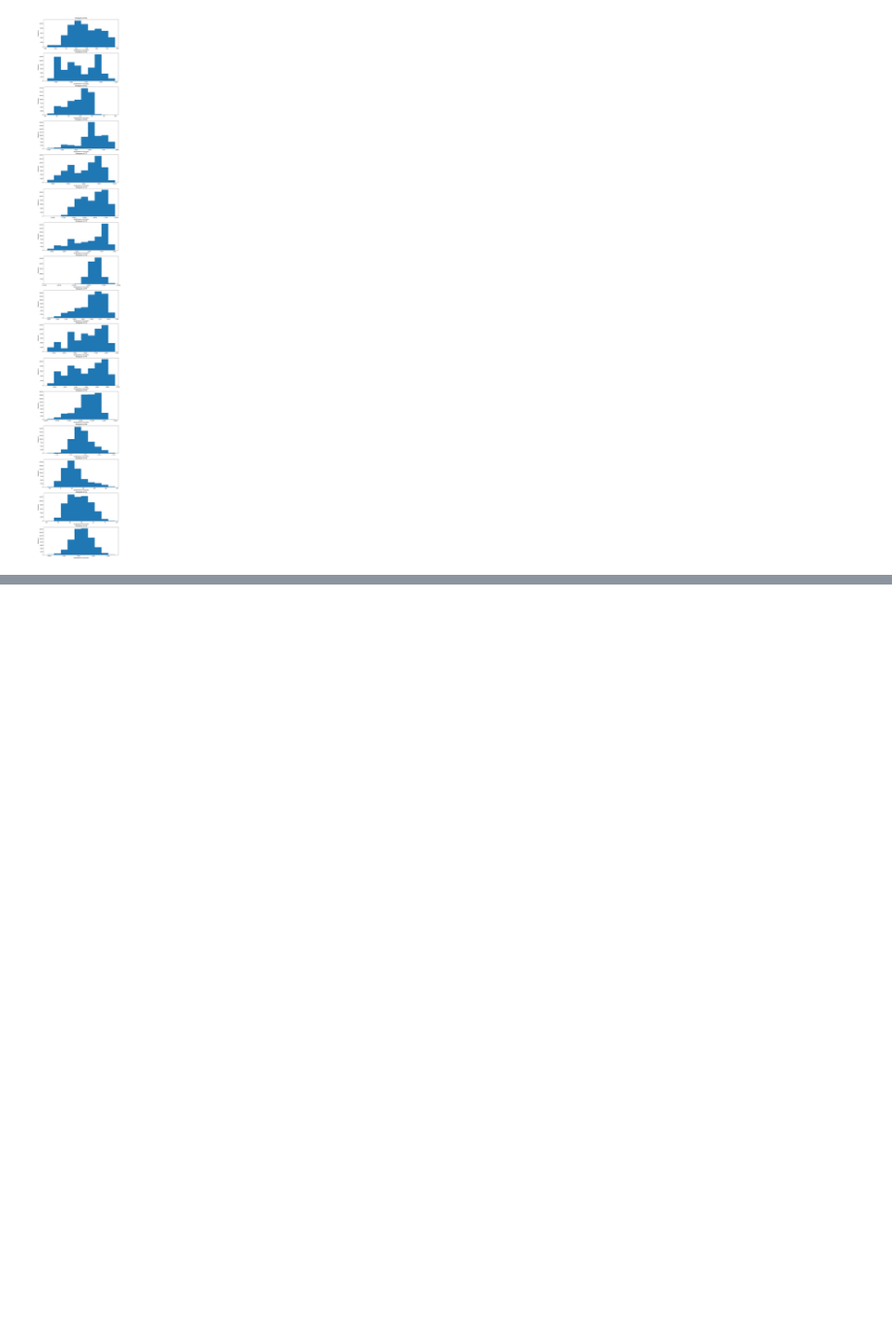
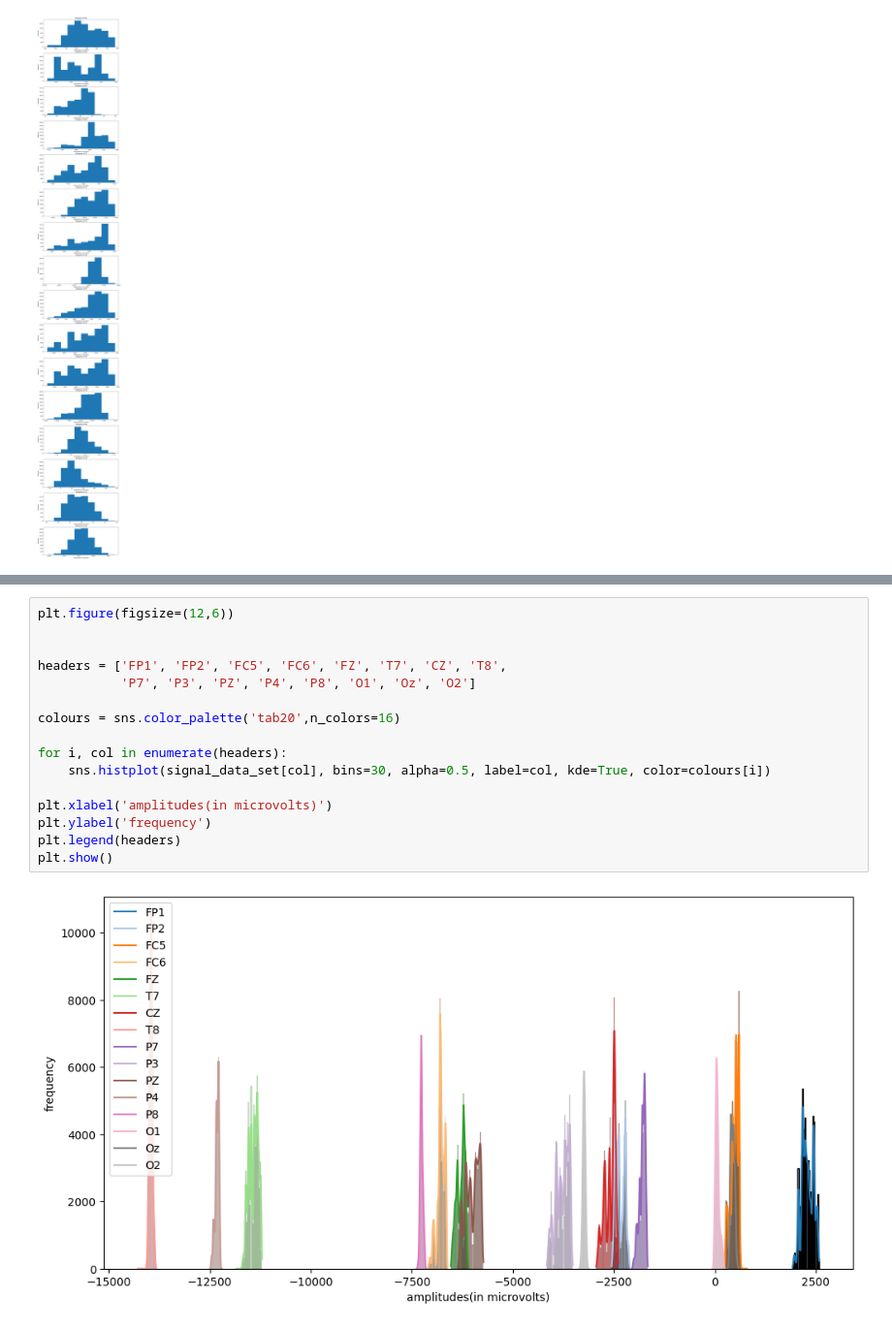
Before and after one commit to aparna-2001/machine_learning_using_python, a Jupyter notebook: level1_ML_foundation_BCI.ipynb, the cells around one changed output, grey strips where cells are left out. Shown at 97% size. Drawn from its saved outputs; the diff is of its cells as text; blank space fills up the shorter version.

```diff
--- a/level1_ML_foundation_BCI.ipynb
+++ b/level1_ML_foundation_BCI.ipynb
@@ -366,0 +406,18 @@ plt.show()
+# %%
+plt.figure(figsize=(12,6))
+
+
+headers = ['FP1', 'FP2', 'FC5', 'FC6', 'FZ', 'T7', 'CZ', 'T8',
+           'P7', 'P3', 'PZ', 'P4', 'P8', 'O1', 'Oz', 'O2']
+
+colours = sns.color_palette('tab20',n_colors=16)
+
+for i, col in enumerate(headers):
+    sns.histplot(signal_data_set[col], bins=30, alpha=0.5, label=col, kde=True, color=colours[i])
+
+plt.xlabel('amplitudes(in microvolts)')
+plt.ylabel('frequency')
+plt.legend(headers)
+plt.show()
+# %% [output]
+[figure, added]
```
Also changed, not shown: parts of 4 cells of this notebook.
